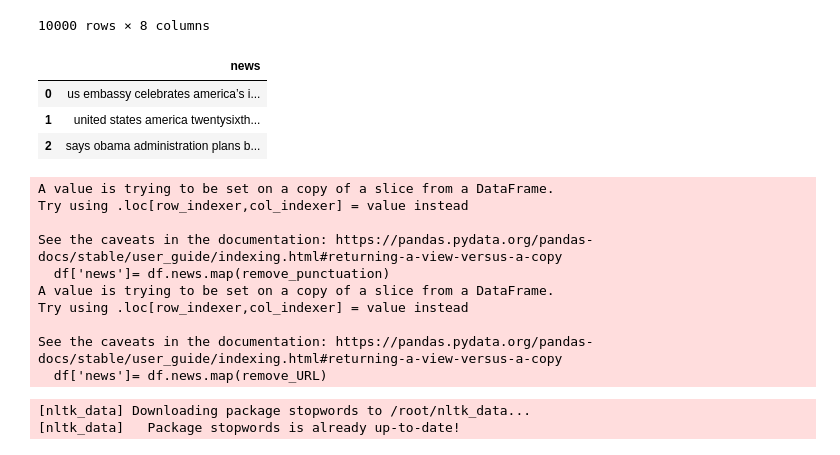
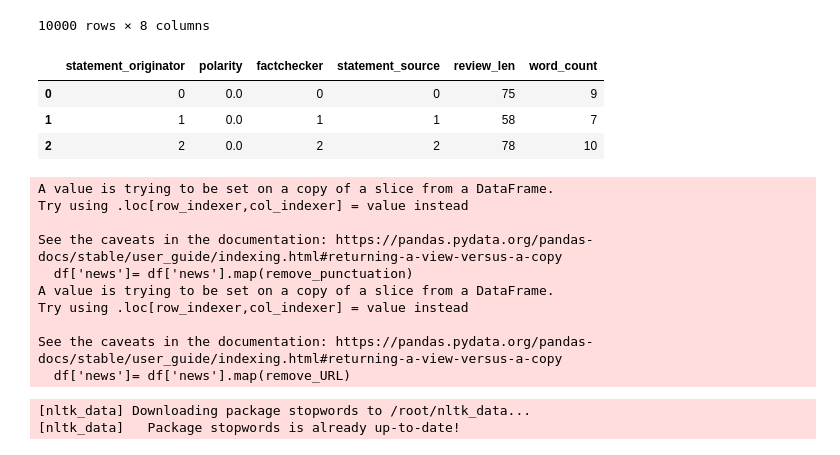
Before and after one commit to hosseini72/Fakenews_deep, a Jupyter notebook: dp_plitifact.ipynb, the cells around one changed output. Drawn from its saved outputs; the diff is of its cells as text; code cells hidden in the pictures.

```diff
--- a/dp_plitifact.ipynb
+++ b/dp_plitifact.ipynb
@@ -49,13 +51,13 @@ dataset.rename(columns= {'statement': 'news'}, inplace= True)
 # %%
 df= dataset[['news']]
 label= dataset[['label']]
 other_features= dataset.drop(['news', 'label'], axis= 1)
-df.head(3)
+other_features.head(3)
 # %% [output]
-|  | news |
-| 0 | us embassy celebrates america’s i... |
-| 1 | united states america twentysixth... |
-| 2 | says obama administration plans b... |
+|  | statement_originator | polarity | factchecker | statement_source | review_len | word_count |
+| 0 | 0 | 0.0 | 0 | 0 | 75 | 9 |
+| 1 | 1 | 0.0 | 1 | 1 | 58 | 7 |
+| 2 | 2 | 0.0 | 2 | 2 | 78 | 10 |
 # %%
 # cleanning dataset
 # %%
@@ -67,19 +69,19 @@ def remove_punctuation(text):
   trnsltr= str.maketrans("","", string.punctuation)
   return text.translate(trnsltr)
 # %%
-df['news']= df.news.map(remove_punctuation)
-df['news']= df.news.map(remove_URL)
+df['news']= df['news'].map(remove_punctuation)
+df['news']= df['news'].map(remove_URL)
 # %% [output]
 A value is trying to be set on a copy of a slice from a DataFrame.
 Try using .loc[row_indexer,col_indexer] = value instead
 
 See the caveats in the documentation: https://pandas.pydata.org/pandas-docs/stable/user_guide/indexing.html#returning-a-view-versus-a-copy
-  df['news']= df.news.map(remove_punctuation)
+  df['news']= df['news'].map(remove_punctuation)
 A value is trying to be set on a copy of a slice from a DataFrame.
 Try using .loc[row_indexer,col_indexer] = value instead
 
 See the caveats in the documentation: https://pandas.pydata.org/pandas-docs/stable/user_guide/indexing.html#returning-a-view-versus-a-copy
-  df['news']= df.news.map(remove_URL)
+  df['news']= df['news'].map(remove_URL)
 # %%
 #remove stop words
 # %%
```
Also changed, not shown: parts of 17 cells of this notebook.
